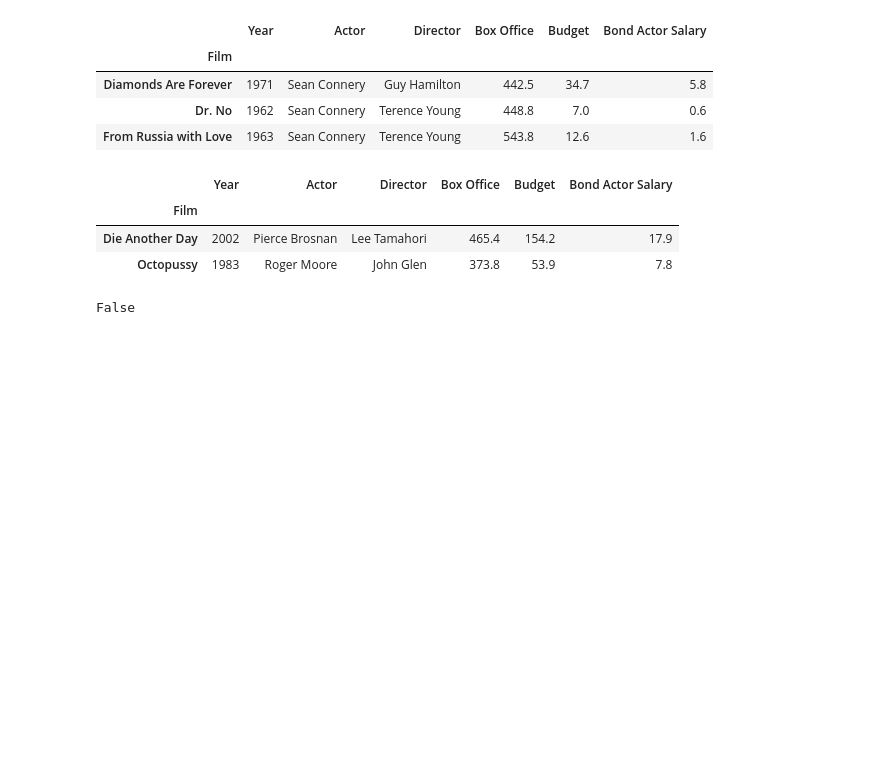
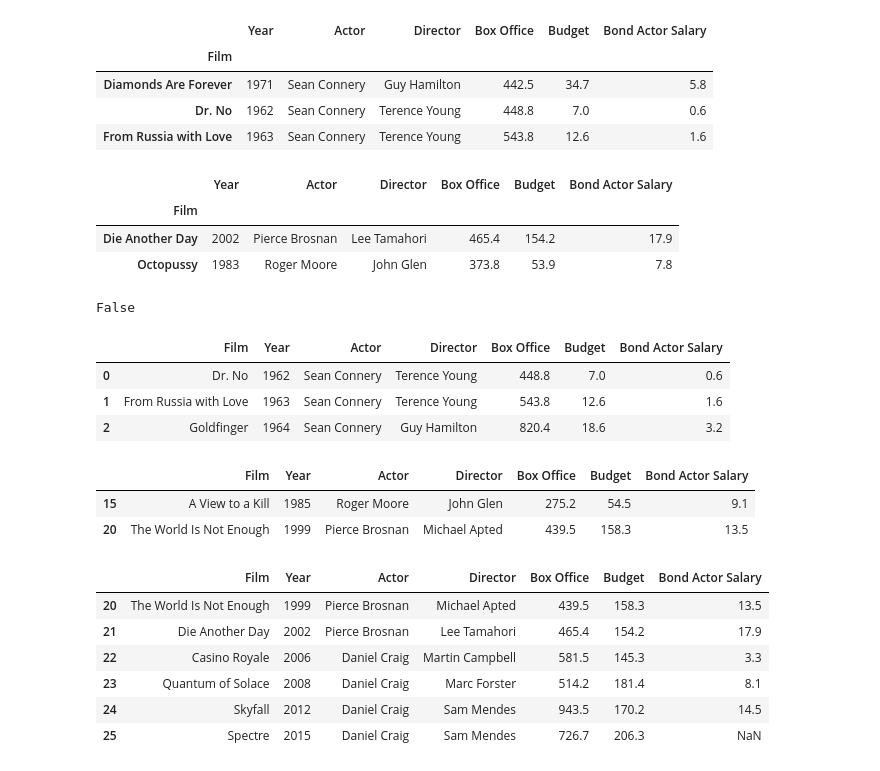
Before and after one commit to junclemente/tfs-pandas, a Jupyter notebook: DataFrames 3.0.ipynb, the cells around one changed output. Drawn from its saved outputs; the diff is of its cells as text; code cells hidden in the pictures; blank space fills up the shorter version.

```diff
--- a/DataFrames 3.0.ipynb
+++ b/DataFrames 3.0.ipynb
@@ -155,3 +155,32 @@ bond.loc[["Die Another Day", "Octopussy"]]  # order in list results in order in
 "Gold Bond" in bond.index
 # %% [output]
 False
+# %%
+bond = pd.read_csv("jamesbond.csv")
+bond.head(3)
+# %% [output]
+|  | Film | Year | Actor | Director | Box Office | Budget | Bond Actor Salary |
+| 0 | Dr. No | 1962 | Sean Connery | Terence Young | 448.8 | 7.0 | 0.6 |
+| 1 | From Russia with Love | 1963 | Sean Connery | Terence Young | 543.8 | 12.6 | 1.6 |
+| 2 | Goldfinger | 1964 | Sean Connery | Guy Hamilton | 820.4 | 18.6 | 3.2 |
+# %%
+bond.iloc[0]
+bond.iloc[15]
+bond.iloc[[15, 20]]
+
+# bond.iloc[100] # Index error due to index not existing
+# %% [output]
+|  | Film | Year | Actor | Director | Box Office | Budget | Bond Actor Salary |
+| 15 | A View to a Kill | 1985 | Roger Moore | John Glen | 275.2 | 54.5 | 9.1 |
+| 20 | The World Is Not Enough | 1999 | Pierce Brosnan | Michael Apted | 439.5 | 158.3 | 13.5 |
+# %%
+bond.iloc[4:8]
+bond.iloc[20:]
+# %% [output]
+|  | Film | Year | Actor | Director | Box Office | Budget | Bond Actor Salary |
+| 20 | The World Is Not Enough | 1999 | Pierce Brosnan | Michael Apted | 439.5 | 158.3 | 13.5 |
+| 21 | Die Another Day | 2002 | Pierce Brosnan | Lee Tamahori | 465.4 | 154.2 | 17.9 |
+| 22 | Casino Royale | 2006 | Daniel Craig | Martin Campbell | 581.5 | 145.3 | 3.3 |
+| 23 | Quantum of Solace | 2008 | Daniel Craig | Marc Forster | 514.2 | 181.4 | 8.1 |
+| 24 | Skyfall | 2012 | Daniel Craig | Sam Mendes | 943.5 | 170.2 | 14.5 |
+| 25 | Spectre | 2015 | Daniel Craig | Sam Mendes | 726.7 | 206.3 | NaN |
```
Also changed, not shown: parts of 3 cells of this notebook.
